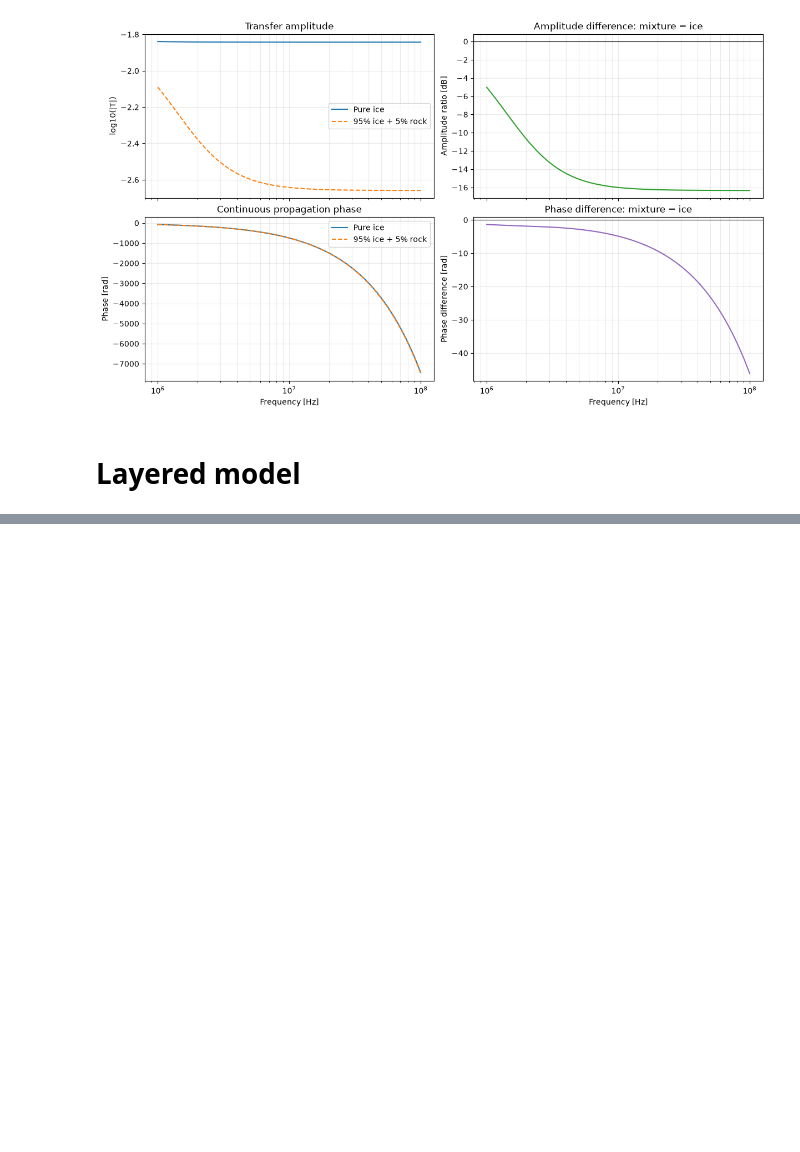
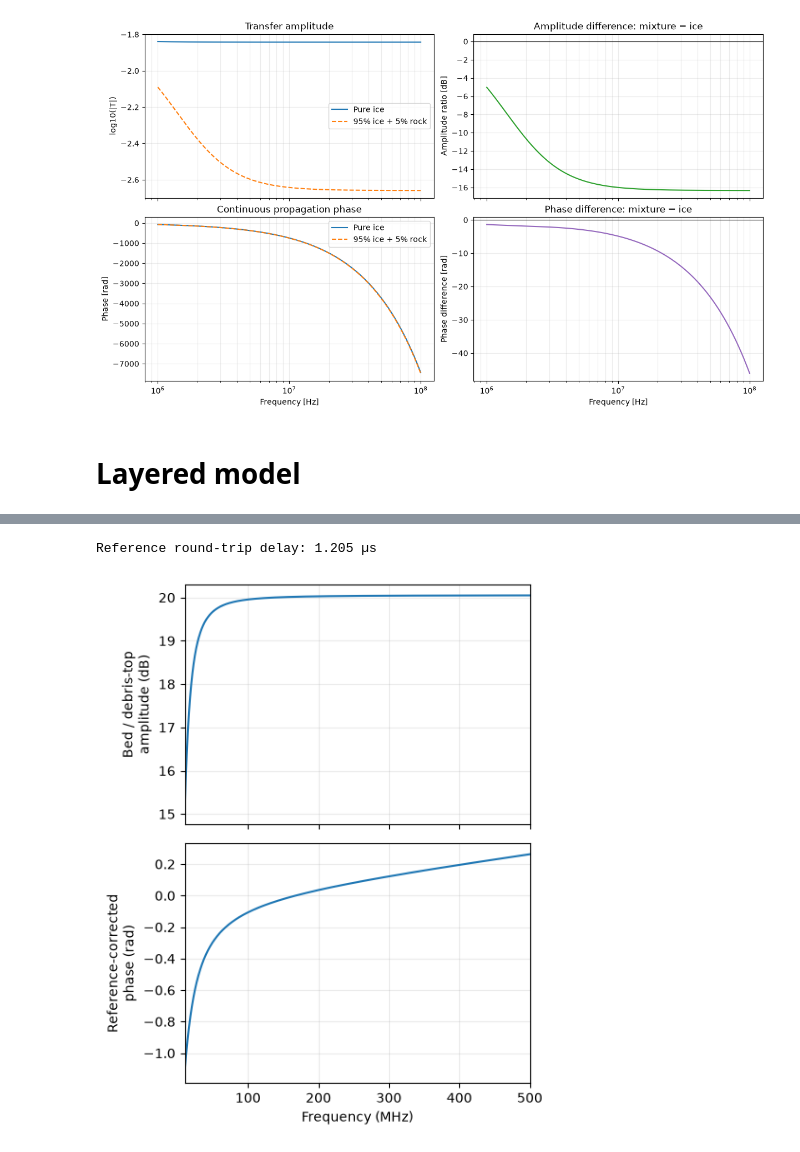
Before and after one commit to alastairyang/spectral-response, a Jupyter notebook: notebook/spectral-ratio.ipynb, the cells around one changed output, grey strips where cells are left out. Saved outputs shown, nothing was run; the diff lists cells and outputs as text; code cells hidden in the pictures; blank space fills up the shorter version.

```diff
--- a/notebook/spectral-ratio.ipynb
+++ b/notebook/spectral-ratio.ipynb
@@ -279,0 +281,26 @@ Transmission Coefficient T:[[0.98697302 0.99123772 0.99135912 0.99136036]
+# %%
+f_mhz = np.linspace(10.0, 500.0, 20_001)
+omega = 2.0 * np.pi * f_mhz * 1e6
+
+spec = layered_column.spectral_ratio(omega, n_ref=1.8059)
+print(f"Reference round-trip delay: {spec['tau_ref_s'] * 1e6:.3f} µs")
+
+fig, ax = plt.subplots(2, 1, sharex=True, figsize=(5, 6))
+
+ax[0].plot(f_mhz, spec["amplitude_db"])
+ax[0].set_ylabel("Bed / debris-top\namplitude (dB)")
+
+ax[1].plot(f_mhz, spec["phase_corrected_rad"])
+ax[1].set_ylabel("Reference-corrected\nphase (rad)")
+ax[1].set_xlabel("Frequency (MHz)")
+ax[1].set_xlim(10, 500)
+
+for a in ax:
+    a.grid(alpha=0.25)
+
+fig.tight_layout()
+plt.savefig("../fig/spectral_ratio.png")
+plt.show()
+# %% [output]
+Reference round-trip delay: 1.205 µs
+[figure, added]
```
Also changed, not shown: parts of 4 cells of this notebook, 11 other files.
